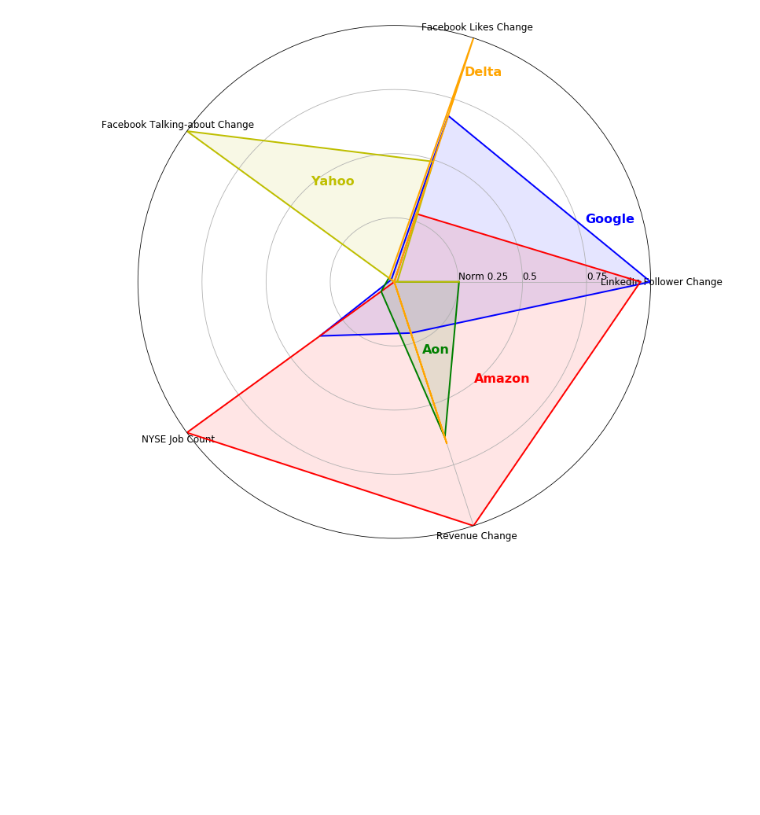
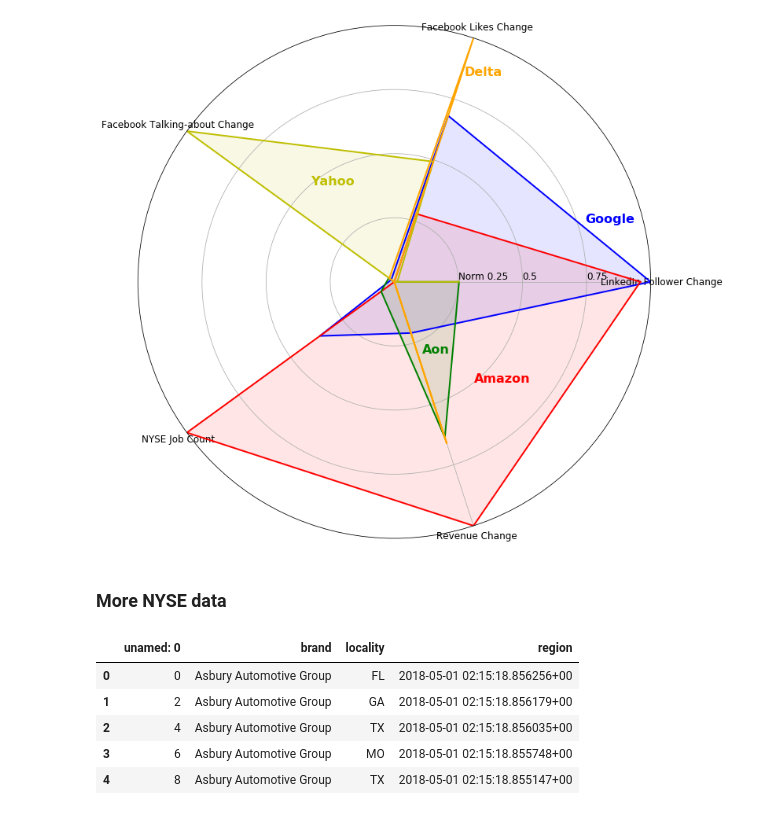
Before and after one commit to yunlong-zhang/The_data_incubator_capstone, a Jupyter notebook: Company_social_media_activity.ipynb, the cells around one changed output. Drawn from its saved outputs; the diff is of its cells as text; code cells hidden in the pictures; blank space fills up the shorter version.

```diff
--- a/Company_social_media_activity.ipynb
+++ b/Company_social_media_activity.ipynb
@@ -509,3 +456,16 @@ plt.text(-5.04, 0.85, 'Delta', color='orange', size=16, weight='extra bold')
  [1.0, 0.681022941411224, 0.014388982346265802, 0.35880364510365925, 0.2097658327363539, 1.0]
 Text(-5.04, 0.85, 'Delta')
 [figure]
+# %% [markdown]
+### More NYSE data
+# %%
+jb2 = pd.read_csv('job_truncated_2.csv', names=['unamed: 0', 'brand', 'locality', 'region'])
+# %%
+jb2.head()
+# %% [output]
+|  | unamed: 0 | brand | locality | region |
+| 0 | 0 | Asbury Automotive Group | FL | 2018-05-01 02:15:18.856256+00 |
+| 1 | 2 | Asbury Automotive Group | GA | 2018-05-01 02:15:18.856179+00 |
+| 2 | 4 | Asbury Automotive Group | TX | 2018-05-01 02:15:18.856035+00 |
+| 3 | 6 | Asbury Automotive Group | MO | 2018-05-01 02:15:18.855748+00 |
+| 4 | 8 | Asbury Automotive Group | TX | 2018-05-01 02:15:18.855147+00 |
```
Also changed, not shown: parts of 18 cells of this notebook, 11 other files.
